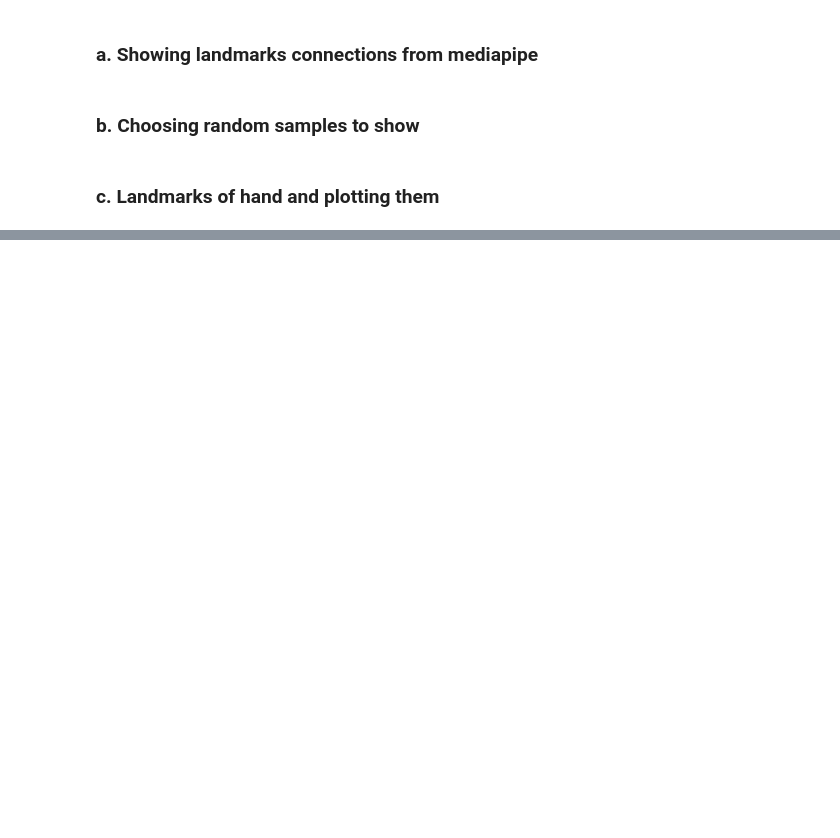
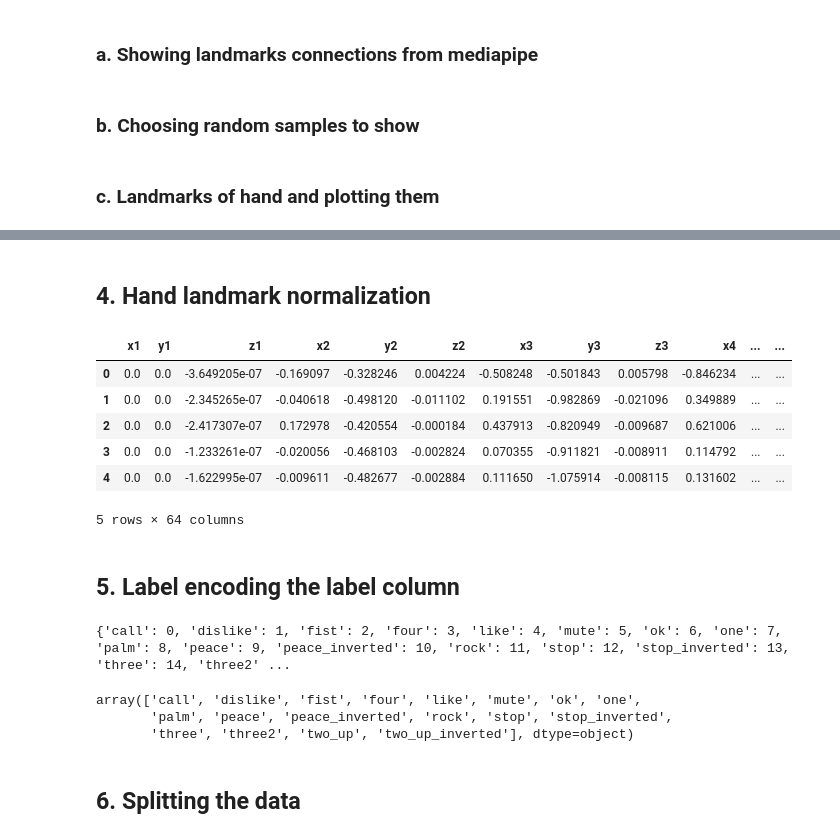
Before and after one commit to alaa-alt/ML1_FinalProject, a Jupyter notebook: ML1_Final_Project_Alaa_Abdelmonsef_Elkaffas.ipynb, the cells around one changed output, grey strips where cells are left out. Saved outputs shown, nothing was run; the diff lists cells and outputs as text; code cells hidden in the pictures; blank space fills up the shorter version.

```diff
--- a/ML1_Final_Project_Alaa_Abdelmonsef_Elkaffas.ipynb
+++ b/ML1_Final_Project_Alaa_Abdelmonsef_Elkaffas.ipynb
@@ -122,0 +166,52 @@ plt.show()
+# %% [markdown]
+## 4. Hand landmark normalization
+# %%
+def normalize_landmarks(df):
+    df = df.copy()  # Copy to avoid modifying original data
+
+    ### Wrist coordinates
+    x_wrist, y_wrist = df["x1"], df["y1"]
+
+    ### Middle finger tip coordinates
+    x_tip, y_tip = df["x13"], df["y13"]
+
+    ### Compute scale factor
+    scale = np.sqrt((x_tip - x_wrist) ** 2 + (y_tip - y_wrist) ** 2)
+    scale = np.maximum(scale, 1e-6)
+
+    ### Normalize all x, y coordinates
+    for j in range(1, 22):
+        df[f"x{j}"] = (df[f"x{j}"] - x_wrist) / scale
+        df[f"y{j}"] = (df[f"y{j}"] - y_wrist) / scale
+
+    return df
+
+# Apply the function
+df = normalize_landmarks(df)
+# %%
+df.head()
+# %% [output]
+|  | x1 | y1 | z1 | x2 | y2 | z2 | x3 | y3 | z3 | x4 | ... | ... |
+| 0 | 0.0 | 0.0 | -3.649205e-07 | -0.169097 | -0.328246 | 0.004224 | -0.508248 | -0.501843 | 0.005798 | -0.846234 | ... | ... |
+| 1 | 0.0 | 0.0 | -2.345265e-07 | -0.040618 | -0.498120 | -0.011102 | 0.191551 | -0.982869 | -0.021096 | 0.349889 | ... | ... |
+| 2 | 0.0 | 0.0 | -2.417307e-07 | 0.172978 | -0.420554 | -0.000184 | 0.437913 | -0.820949 | -0.009687 | 0.621006 | ... | ... |
+| 3 | 0.0 | 0.0 | -1.233261e-07 | -0.020056 | -0.468103 | -0.002824 | 0.070355 | -0.911821 | -0.008911 | 0.114792 | ... | ... |
+| 4 | 0.0 | 0.0 | -1.622995e-07 | -0.009611 | -0.482677 | -0.002884 | 0.111650 | -1.075914 | -0.008115 | 0.131602 | ... | ... |
+5 rows × 64 columns
+# %% [markdown]
+## 5. Label encoding the label column
+# %%
+encoder = LabelEncoder()
+df['label'] = encoder.fit_transform(df['label'])
+label_mapping = {label: idx for idx, label in enumerate(encoder.classes_)}
+print(label_mapping)
+# %% [output]
+{'call': 0, 'dislike': 1, 'fist': 2, 'four': 3, 'like': 4, 'mute': 5, 'ok': 6, 'one': 7, 'palm': 8, 'peace': 9, 'peace_inverted': 10, 'rock': 11, 'stop': 12, 'stop_inverted': 13, 'three': 14, 'three2' ...
+# %%
+encoder.inverse_transform(df['label'].unique())
+# %% [output]
+array(['call', 'dislike', 'fist', 'four', 'like', 'mute', 'ok', 'one',
+       'palm', 'peace', 'peace_inverted', 'rock', 'stop', 'stop_inverted',
+       'three', 'three2', 'two_up', 'two_up_inverted'], dtype=object)
+# %% [markdown]
+## 6. Splitting the data
```
Also changed, not shown: parts of 12 cells of this notebook.
